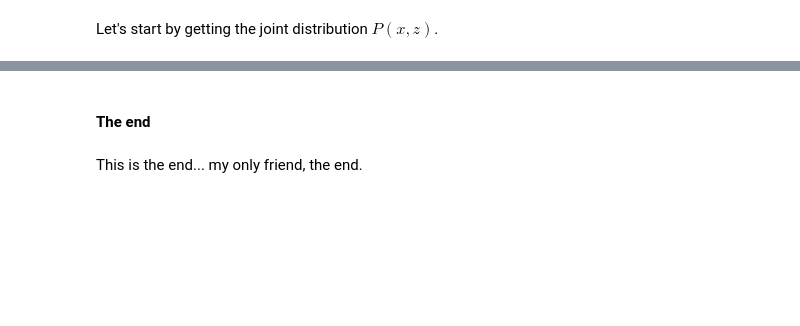
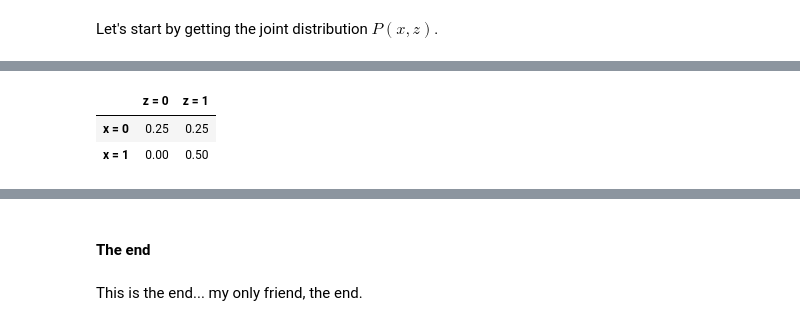
Before and after one commit to thomsonlab/bi195_tutorials, a Jupyter notebook: code/notebooks/rec_2_201008.ipynb, the cells around one changed output, grey strips where cells are left out. Drawn from its saved outputs; the diff is of its cells as text; code cells hidden in the pictures; blank space fills up the shorter version.

```diff
--- a/code/notebooks/rec_2_201008.ipynb
+++ b/code/notebooks/rec_2_201008.ipynb
@@ -684,0 +853,6 @@ df_joint
+# %%
+df_joint
+# %% [output]
+|  | z = 0 | z = 1 |
+| x = 0 | 0.25 | 0.25 |
+| x = 1 | 0.00 | 0.50 |
```
Also changed, not shown: parts of 52 cells of this notebook, 1 other file.
